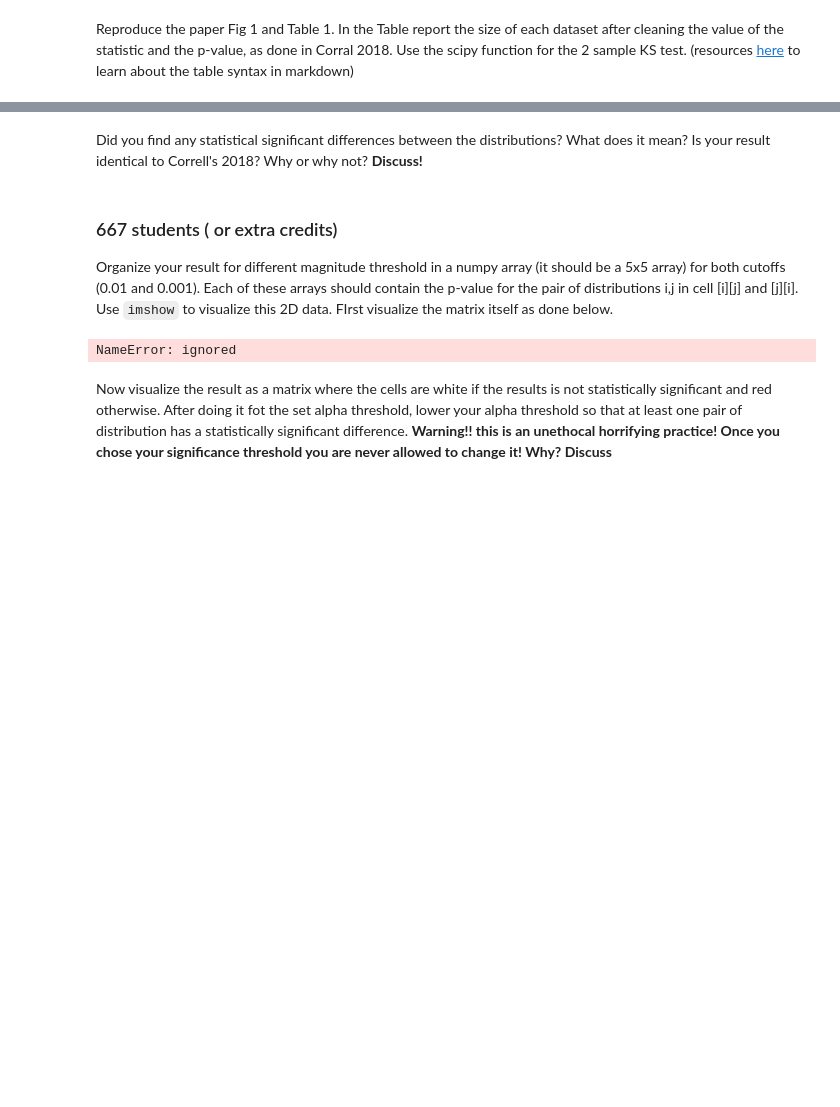
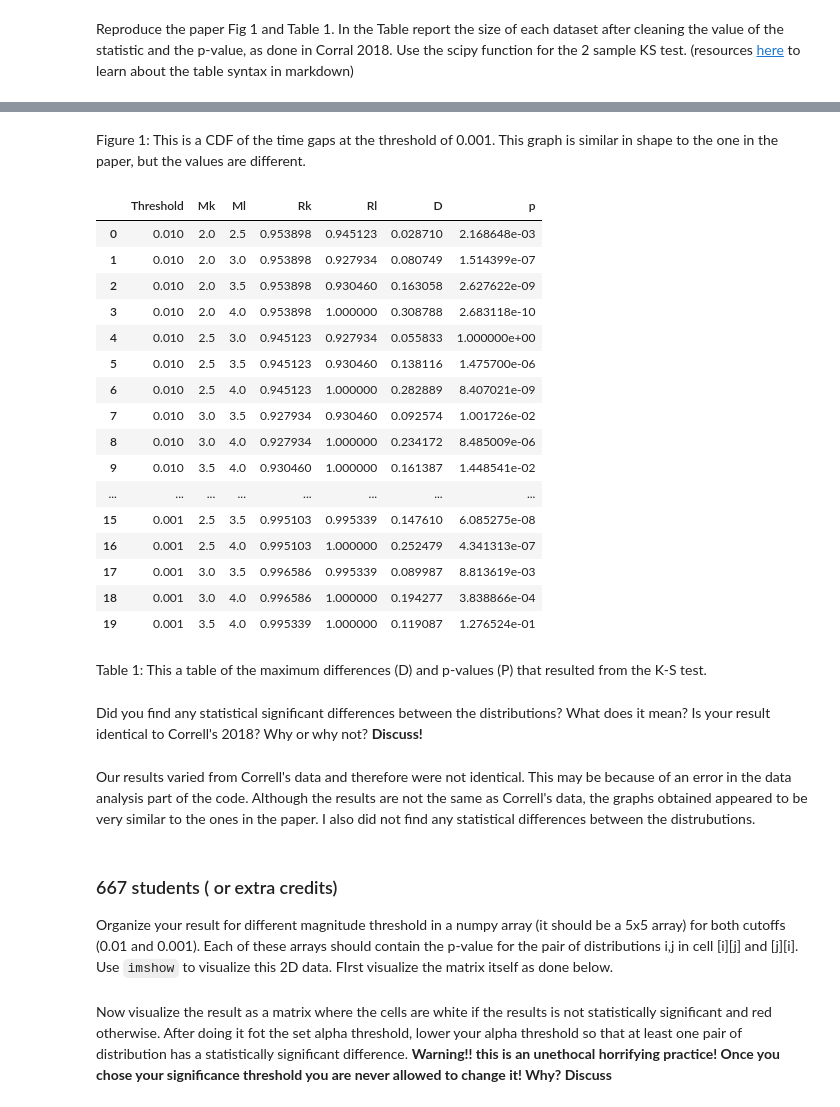
Before and after one commit to fedhere/DSPS_cHarty, a Jupyter notebook: HW3/KS_earthquakes_cHarty.ipynb, the cells around one changed output, grey strips where cells are left out. Cells and saved outputs as stored; diff of their text form; code cells hidden in the pictures; blank space fills up the shorter version.

```diff
--- a/HW3/KS_earthquakes_cHarty.ipynb
+++ b/HW3/KS_earthquakes_cHarty.ipynb
@@ -469,5 +536,33 @@ your table here
+# %% [markdown]
+Figure 1: This is a CDF of the time gaps at the threshold of 0.001. This graph is similar in shape to the one in the paper, but the values are different.
+# %%
+#make a table of the data
+table = pd.DataFrame({'Threshold':thresholdarray, 'Mk':Mkarray, 'Ml':Mlarray, 'Rk':Rkarray, 'Rl':Rlarray, 'D':Darray, 'p':parray})
+table
+# %% [output]
+|  | Threshold | Mk | Ml | Rk | Rl | D | p |
+| 0 | 0.010 | 2.0 | 2.5 | 0.953898 | 0.945123 | 0.028710 | 2.168648e-03 |
+| 1 | 0.010 | 2.0 | 3.0 | 0.953898 | 0.927934 | 0.080749 | 1.514399e-07 |
+| 2 | 0.010 | 2.0 | 3.5 | 0.953898 | 0.930460 | 0.163058 | 2.627622e-09 |
+| 3 | 0.010 | 2.0 | 4.0 | 0.953898 | 1.000000 | 0.308788 | 2.683118e-10 |
+| 4 | 0.010 | 2.5 | 3.0 | 0.945123 | 0.927934 | 0.055833 | 1.000000e+00 |
+| 5 | 0.010 | 2.5 | 3.5 | 0.945123 | 0.930460 | 0.138116 | 1.475700e-06 |
+| 6 | 0.010 | 2.5 | 4.0 | 0.945123 | 1.000000 | 0.282889 | 8.407021e-09 |
+| 7 | 0.010 | 3.0 | 3.5 | 0.927934 | 0.930460 | 0.092574 | 1.001726e-02 |
+| 8 | 0.010 | 3.0 | 4.0 | 0.927934 | 1.000000 | 0.234172 | 8.485009e-06 |
+| 9 | 0.010 | 3.5 | 4.0 | 0.930460 | 1.000000 | 0.161387 | 1.448541e-02 |
+| ... | ... | ... | ... | ... | ... | ... | ... |
+| 15 | 0.001 | 2.5 | 3.5 | 0.995103 | 0.995339 | 0.147610 | 6.085275e-08 |
+| 16 | 0.001 | 2.5 | 4.0 | 0.995103 | 1.000000 | 0.252479 | 4.341313e-07 |
+| 17 | 0.001 | 3.0 | 3.5 | 0.996586 | 0.995339 | 0.089987 | 8.813619e-03 |
+| 18 | 0.001 | 3.0 | 4.0 | 0.996586 | 1.000000 | 0.194277 | 3.838866e-04 |
+| 19 | 0.001 | 3.5 | 4.0 | 0.995339 | 1.000000 | 0.119087 | 1.276524e-01 |
+# %% [markdown]
+Table 1: This a table of the maximum differences (D) and p-values (P) that resulted from the K-S test.
 # %% [markdown]
 Did you find any statistical significant differences between the distributions? What does it mean? Is your result identical to Correll's 2018? Why or why not? **Discuss!**
+# %% [markdown]
+Our results varied from Correll's data and therefore were not identical. This may be because of an error in the data analysis part of the code. Although the results are not the same as Correll's data, the graphs obtained appeared to be very similar to the ones in the paper. I also did not find any statistical differences between the distrubutions.
 # %% [markdown]
 ### 667 students ( or extra credits)
 
@@ -475,14 +570,11 @@ Organize your result for different magnitude threshold in a numpy array (it shou
 # %%
 # your code here
 
-pl.imshow((ks_001));
-pl.axis('off')
-cb = pl.colorbar()
-cb.ax.set_ylabel(r'$p$-value')
-pl.title("KS test results");
+#pl.imshow((ks_001));
+#pl.axis('off')
+#cb = pl.colorbar()
+#pl.title("KS test results");
 #add a caption
-# %% [output]
-NameError: ignored
 # %% [markdown]
 
 Now visualize the result as a matrix where the cells are white if the results is not statistically significant and red otherwise.
```
Also changed, not shown: parts of 6 cells of this notebook.
